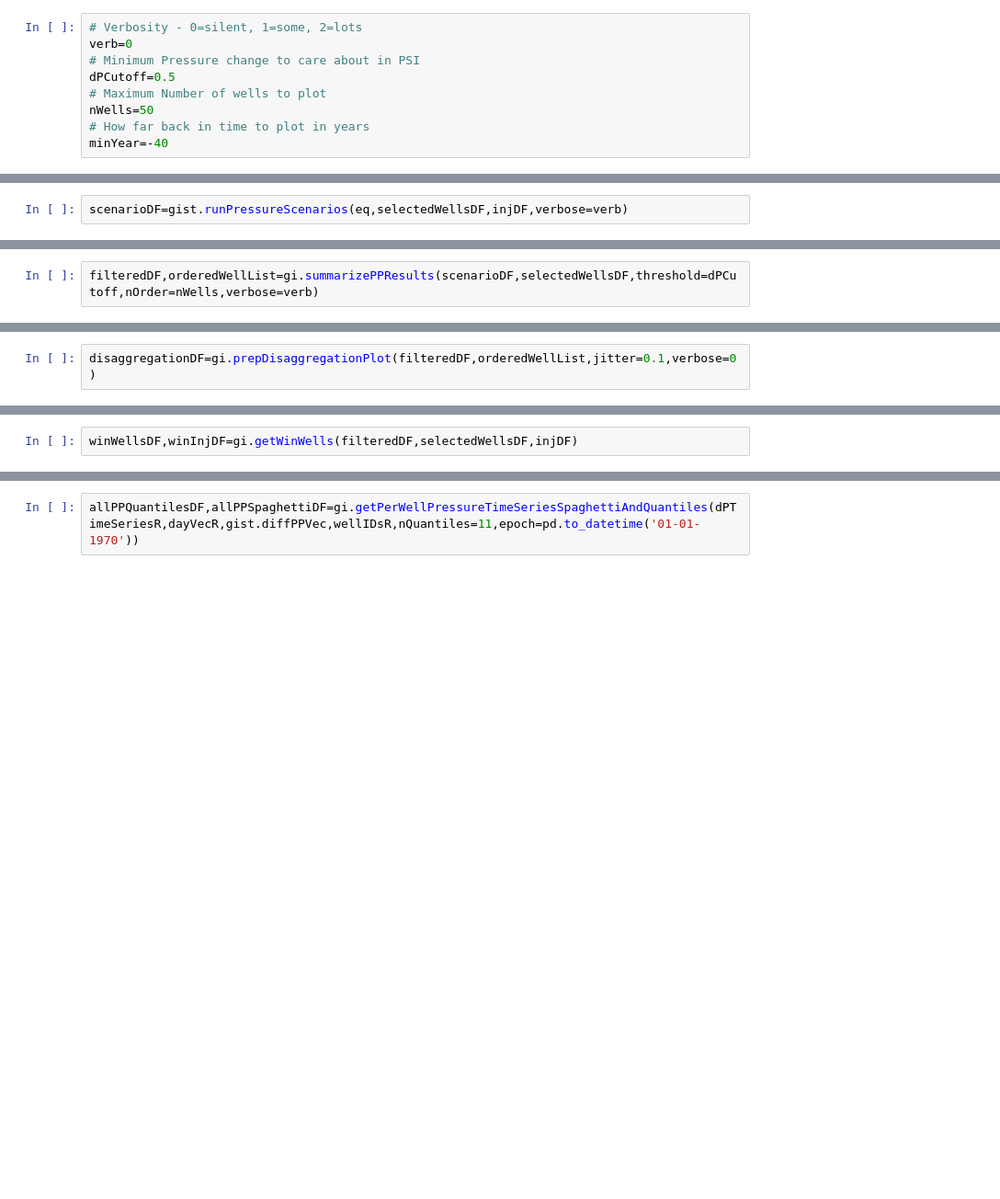
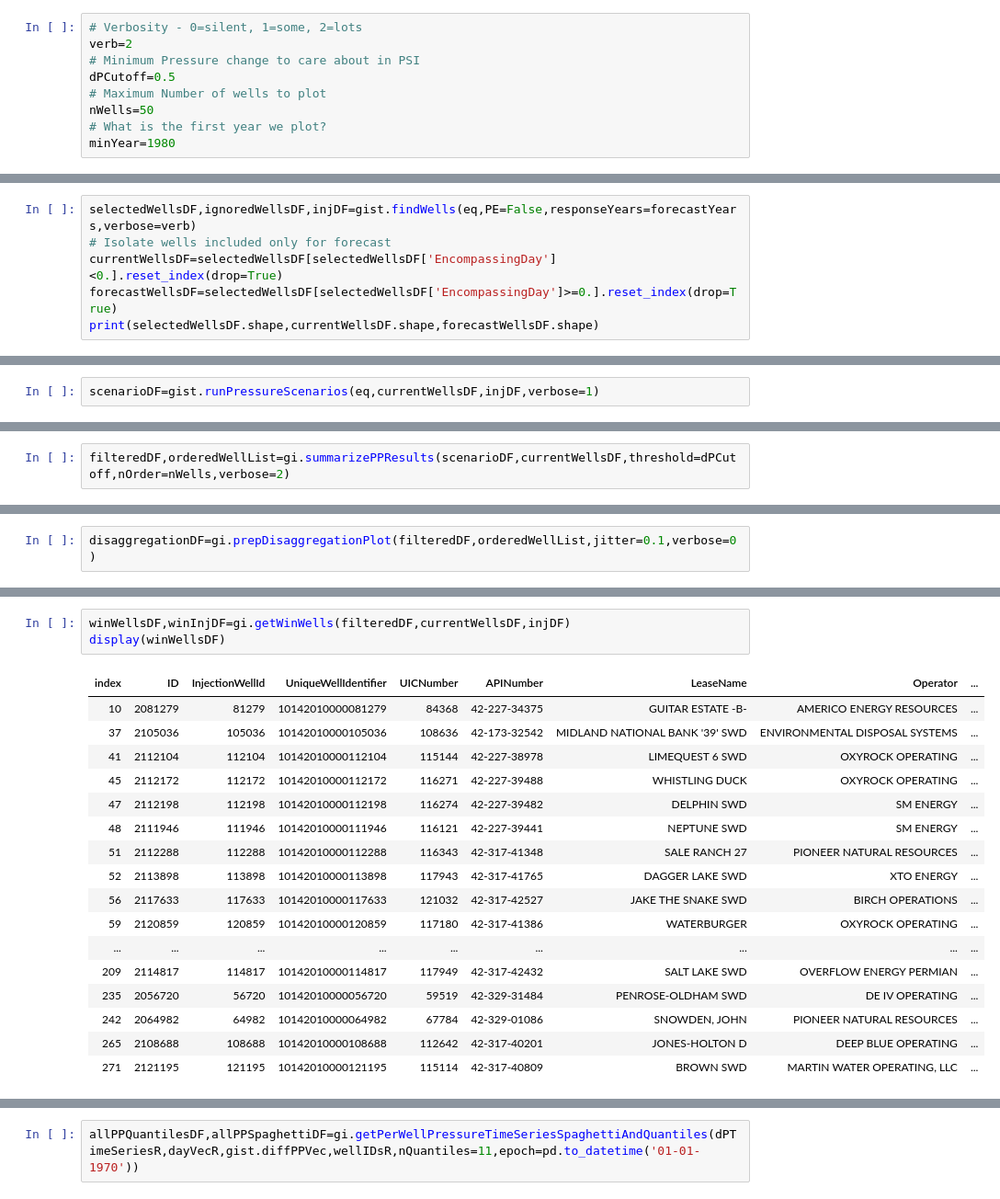
Before and after one commit to ut-beg-texnet/GIST, a Jupyter notebook: src/GIST_RunTemplate_texnet2024oqfb_deep_Steps1-2-3.ipynb, the cells around one changed output, grey strips where cells are left out. Shown at 92% size. Drawn from its saved outputs; the diff is of its cells as text; blank space fills up the shorter version.

Commit message:
Add files via upload
Updated run template to precompute new r-t plots

```diff
--- a/src/GIST_RunTemplate_texnet2024oqfb_deep_Steps1-2-3.ipynb
+++ b/src/GIST_RunTemplate_texnet2024oqfb_deep_Steps1-2-3.ipynb
@@ -173,13 +174,13 @@ VerticalCompressibilityMin=0.00000000107
 VerticalCompressibilityMax=0.00000000109
 # %%
 # Verbosity - 0=silent, 1=some, 2=lots
-verb=0
+verb=2
 # Minimum Pressure change to care about in PSI
 dPCutoff=0.5
 # Maximum Number of wells to plot
 nWells=50
-# How far back in time to plot in years
-minYear=-40
+# What is the first year we plot?
+minYear=1980
 # %% [markdown]
 ### Set Interval-Specific Paths...
 # %%
@@ -255,0 +273,6 @@ selectedWellsDF,ignoredWellsDF,injDF=gist.findWells(eq,PE=False,verbose=verb)
+# %%
+selectedWellsDF,ignoredWellsDF,injDF=gist.findWells(eq,PE=False,responseYears=forecastYears,verbose=verb)
+# Isolate wells included only for forecast
+currentWellsDF=selectedWellsDF[selectedWellsDF['EncompassingDay']<0.].reset_index(drop=True)
+forecastWellsDF=selectedWellsDF[selectedWellsDF['EncompassingDay']>=0.].reset_index(drop=True)
+print(selectedWellsDF.shape,currentWellsDF.shape,forecastWellsDF.shape)
@@ -256,2 +297,2 @@ selectedWellsDF,ignoredWellsDF,injDF=gist.findWells(eq,PE=False,verbose=verb)
 # %%
-scenarioDF=gist.runPressureScenarios(eq,selectedWellsDF,injDF,verbose=verb)
+scenarioDF=gist.runPressureScenarios(eq,currentWellsDF,injDF,verbose=1)
@@ -258,2 +317,2 @@ scenarioDF=gist.runPressureScenarios(eq,selectedWellsDF,injDF,verbose=verb)
 # %%
-filteredDF,orderedWellList=gi.summarizePPResults(scenarioDF,selectedWellsDF,threshold=dPCutoff,nOrder=nWells,verbose=verb)
+filteredDF,orderedWellList=gi.summarizePPResults(scenarioDF,currentWellsDF,threshold=dPCutoff,nOrder=nWells,verbose=2)
@@ -265,5 +333,24 @@ rtDF,mergedWellsDF = gi.prepRTPlot(selectedWellsDF,ignoredWellsDF,minYear,diffRa
 # %%
-winWellsDF,winInjDF=gi.getWinWells(filteredDF,selectedWellsDF,injDF)
+winWellsDF,winInjDF=gi.getWinWells(filteredDF,currentWellsDF,injDF)
+display(winWellsDF)
+# %% [output]
+| index | ID | InjectionWellId | UniqueWellIdentifier | UICNumber | APINumber | LeaseName | Operator | ... |
+| 10 | 2081279 | 81279 | 10142010000081279 | 84368 | 42-227-34375 | GUITAR ESTATE -B- | AMERICO ENERGY RESOURCES | ... |
+| 37 | 2105036 | 105036 | 10142010000105036 | 108636 | 42-173-32542 | MIDLAND NATIONAL BANK '39' SWD | ENVIRONMENTAL DISPOSAL SYSTEMS | ... |
+| 41 | 2112104 | 112104 | 10142010000112104 | 115144 | 42-227-38978 | LIMEQUEST 6 SWD | OXYROCK OPERATING | ... |
+| 45 | 2112172 | 112172 | 10142010000112172 | 116271 | 42-227-39488 | WHISTLING DUCK | OXYROCK OPERATING | ... |
+| 47 | 2112198 | 112198 | 10142010000112198 | 116274 | 42-227-39482 | DELPHIN SWD | SM ENERGY | ... |
+| 48 | 2111946 | 111946 | 10142010000111946 | 116121 | 42-227-39441 | NEPTUNE SWD | SM ENERGY | ... |
+| 51 | 2112288 | 112288 | 10142010000112288 | 116343 | 42-317-41348 | SALE RANCH 27 | PIONEER NATURAL RESOURCES | ... |
+| 52 | 2113898 | 113898 | 10142010000113898 | 117943 | 42-317-41765 | DAGGER LAKE SWD | XTO ENERGY | ... |
+| 56 | 2117633 | 117633 | 10142010000117633 | 121032 | 42-317-42527 | JAKE THE SNAKE SWD | BIRCH OPERATIONS | ... |
+| 59 | 2120859 | 120859 | 10142010000120859 | 117180 | 42-317-41386 | WATERBURGER | OXYROCK OPERATING | ... |
+| ... | ... | ... | ... | ... | ... | ... | ... | ... |
+| 209 | 2114817 | 114817 | 10142010000114817 | 117949 | 42-317-42432 | SALT LAKE SWD | OVERFLOW ENERGY PERMIAN | ... |
+| 235 | 2056720 | 56720 | 10142010000056720 | 59519 | 42-329-31484 | PENROSE-OLDHAM SWD | DE IV OPERATING | ... |
+| 242 | 2064982 | 64982 | 10142010000064982 | 67784 | 42-329-01086 | SNOWDEN, JOHN | PIONEER NATURAL RESOURCES | ... |
+| 265 | 2108688 | 108688 | 10142010000108688 | 112642 | 42-317-40201 | JONES-HOLTON D | DEEP BLUE OPERATING | ... |
+| 271 | 2121195 | 121195 | 10142010000121195 | 115114 | 42-317-40809 | BROWN SWD | MARTIN WATER OPERATING, LLC | ... |
 # %%
 
 scenarioTSRDF,dPTimeSeriesR,wellIDsR,dayVecR = gist.runPressureScenariosTimeSeries(eq,winWellsDF,winInjDF,verbose=verb)
```
Also changed, not shown: parts of 14 cells of this notebook.
